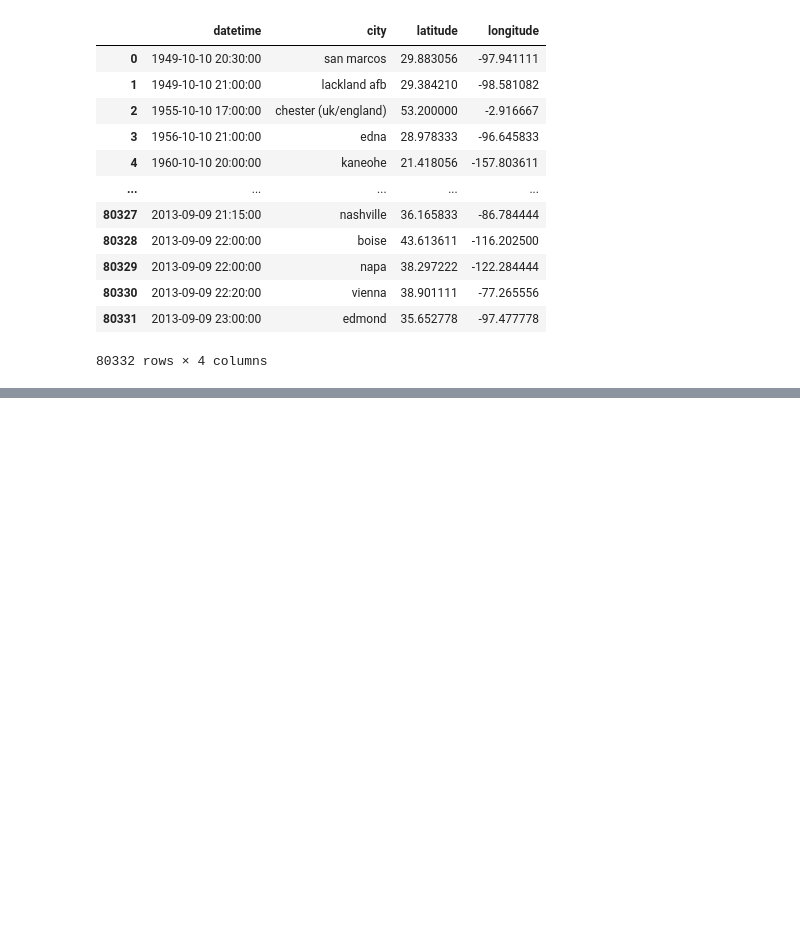
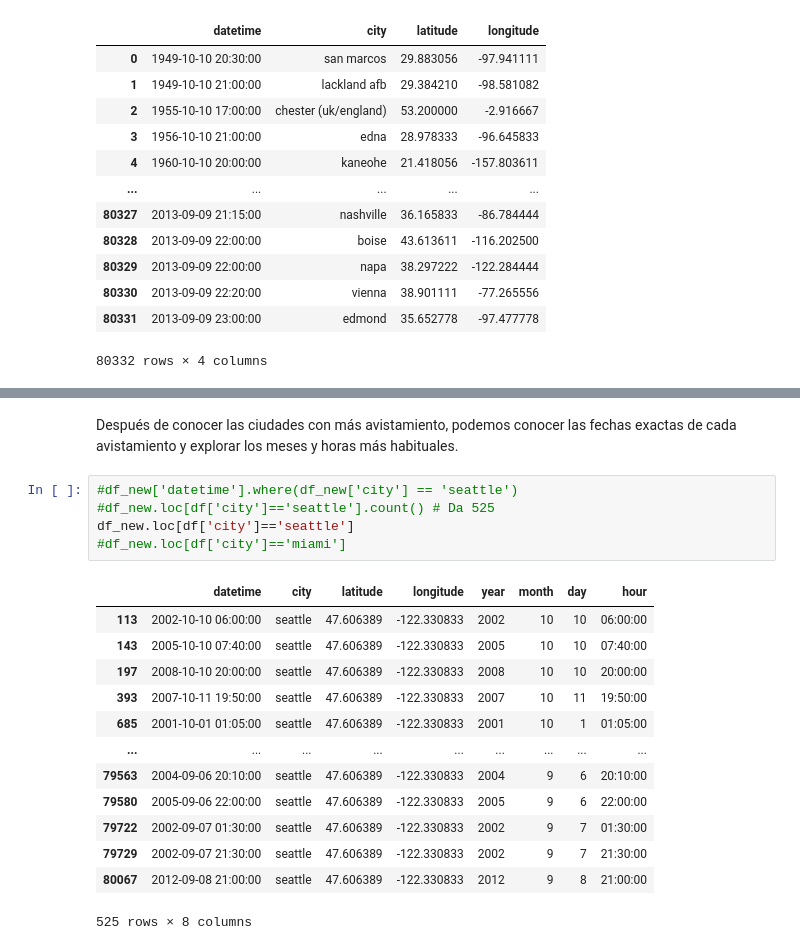
Before and after one commit to DemetrioCN/dataScientist, a Jupyter notebook: The-X-files-problem.ipynb, the cells around one changed output, grey strips where cells are left out. Cells and saved outputs as stored; diff of their text form; blank space fills up the shorter version.

```diff
--- a/The-X-files-problem.ipynb
+++ b/The-X-files-problem.ipynb
@@ -405,0 +566,21 @@ df_new.groupby('city')['latitude']
+# %% [markdown]
+Después de conocer las ciudades con más avistamiento, podemos conocer las fechas exactas de cada avistamiento y explorar los meses y horas más habituales.
+# %%
+#df_new['datetime'].where(df_new['city'] == 'seattle')
+#df_new.loc[df['city']=='seattle'].count() # Da 525
+df_new.loc[df['city']=='seattle']
+#df_new.loc[df['city']=='miami']
+# %% [output]
+|  | datetime | city | latitude | longitude | year | month | day | hour |
+| 113 | 2002-10-10 06:00:00 | seattle | 47.606389 | -122.330833 | 2002 | 10 | 10 | 06:00:00 |
+| 143 | 2005-10-10 07:40:00 | seattle | 47.606389 | -122.330833 | 2005 | 10 | 10 | 07:40:00 |
+| 197 | 2008-10-10 20:00:00 | seattle | 47.606389 | -122.330833 | 2008 | 10 | 10 | 20:00:00 |
+| 393 | 2007-10-11 19:50:00 | seattle | 47.606389 | -122.330833 | 2007 | 10 | 11 | 19:50:00 |
+| 685 | 2001-10-01 01:05:00 | seattle | 47.606389 | -122.330833 | 2001 | 10 | 1 | 01:05:00 |
+| ... | ... | ... | ... | ... | ... | ... | ... | ... |
+| 79563 | 2004-09-06 20:10:00 | seattle | 47.606389 | -122.330833 | 2004 | 9 | 6 | 20:10:00 |
+| 79580 | 2005-09-06 22:00:00 | seattle | 47.606389 | -122.330833 | 2005 | 9 | 6 | 22:00:00 |
+| 79722 | 2002-09-07 01:30:00 | seattle | 47.606389 | -122.330833 | 2002 | 9 | 7 | 01:30:00 |
+| 79729 | 2002-09-07 21:30:00 | seattle | 47.606389 | -122.330833 | 2002 | 9 | 7 | 21:30:00 |
+| 80067 | 2012-09-08 21:00:00 | seattle | 47.606389 | -122.330833 | 2012 | 9 | 8 | 21:00:00 |
+525 rows × 8 columns
```
Also changed, not shown: parts of 38 cells of this notebook.
